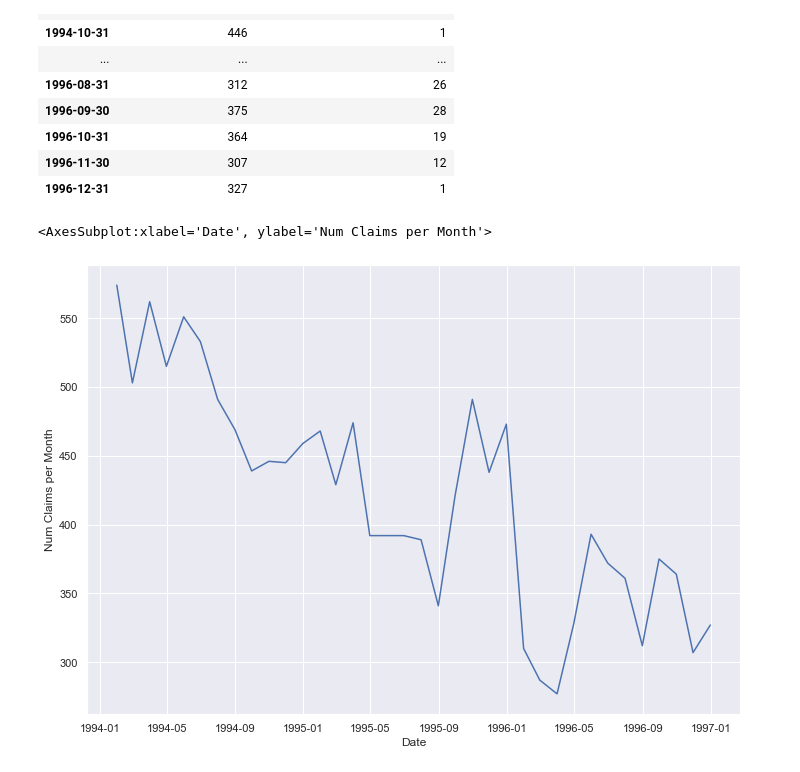
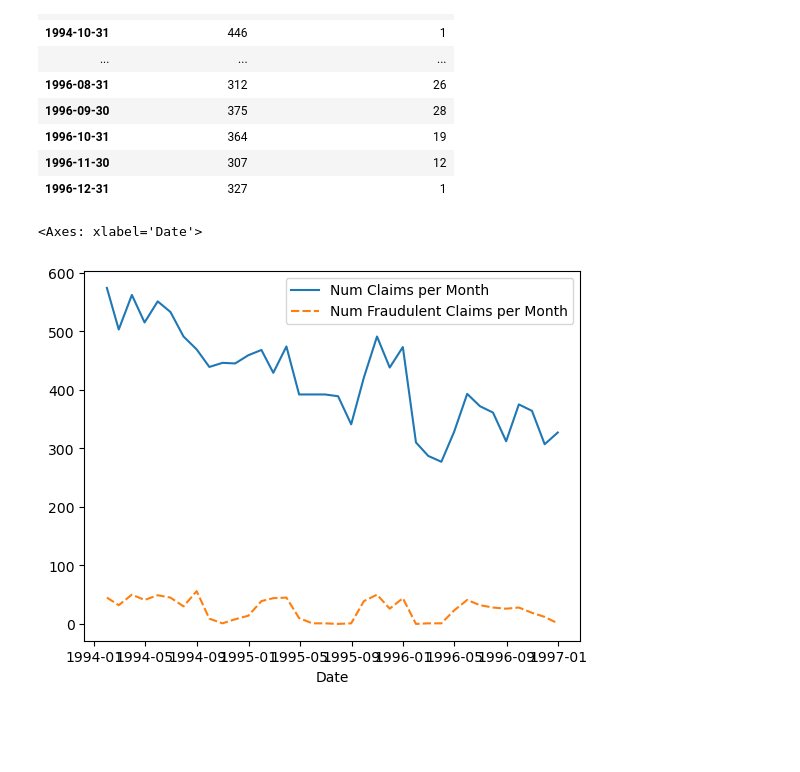
Before and after one commit to smirs/car-insurance-fraud-detection, a Jupyter notebook: fraud_detection.ipynb, the cells around one changed output. Cells and saved outputs as stored; diff of their text form; code cells hidden in the pictures; blank space fills up the shorter version.

```diff
--- a/fraud_detection.ipynb
+++ b/fraud_detection.ipynb
@@ -234,7 +240,7 @@ monthly_claims_plot
 | 1996-12-31 | 327 | 1 |
 # %%
 import matplotlib.pyplot as plt
-sns.lineplot(data=monthly_claims_plot['Num Claims per Month'])
+sns.lineplot(data=monthly_claims_plot)
 # %% [output]
-<AxesSubplot:xlabel='Date', ylabel='Num Claims per Month'>
+<Axes: xlabel='Date'>
-[figure, old version]
+[figure, new version]
```
Also changed, not shown: parts of 17 cells of this notebook.
